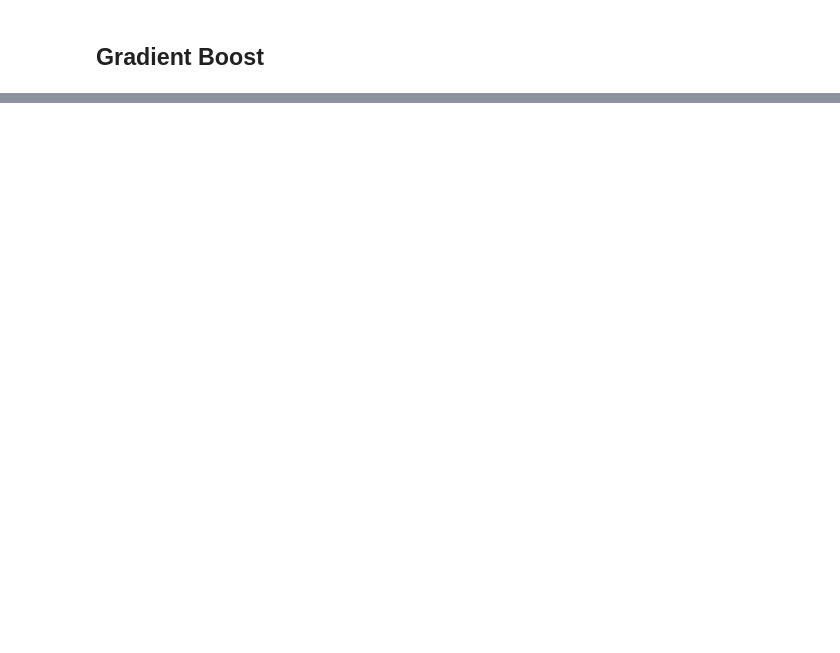
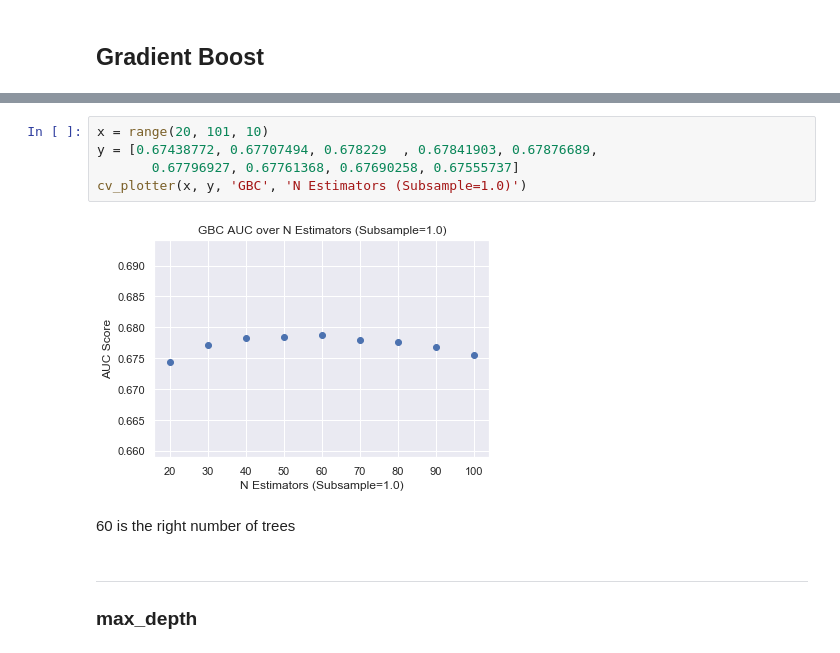
Before and after one commit to blairdev1023/kaggle_credit_comp, a Jupyter notebook: modeling_boosted.ipynb, the cells around one changed output, grey strips where cells are left out. Saved outputs shown, nothing was run; the diff lists cells and outputs as text; blank space fills up the shorter version.

```diff
--- a/modeling_boosted.ipynb
+++ b/modeling_boosted.ipynb
@@ -85,0 +208,12 @@ def cv_plotter(x, y, title, feature_label):
+# %%
+x = range(20, 101, 10)
+y = [0.67438772, 0.67707494, 0.678229  , 0.67841903, 0.67876689,
+       0.67796927, 0.67761368, 0.67690258, 0.67555737]
+cv_plotter(x, y, 'GBC', 'N Estimators (Subsample=1.0)')
+# %% [output]
+[figure, added]
+# %% [markdown]
+60 is the right number of trees
+# %% [markdown]
+---
+### max_depth
```
Also changed, not shown: parts of 56 cells of this notebook.
